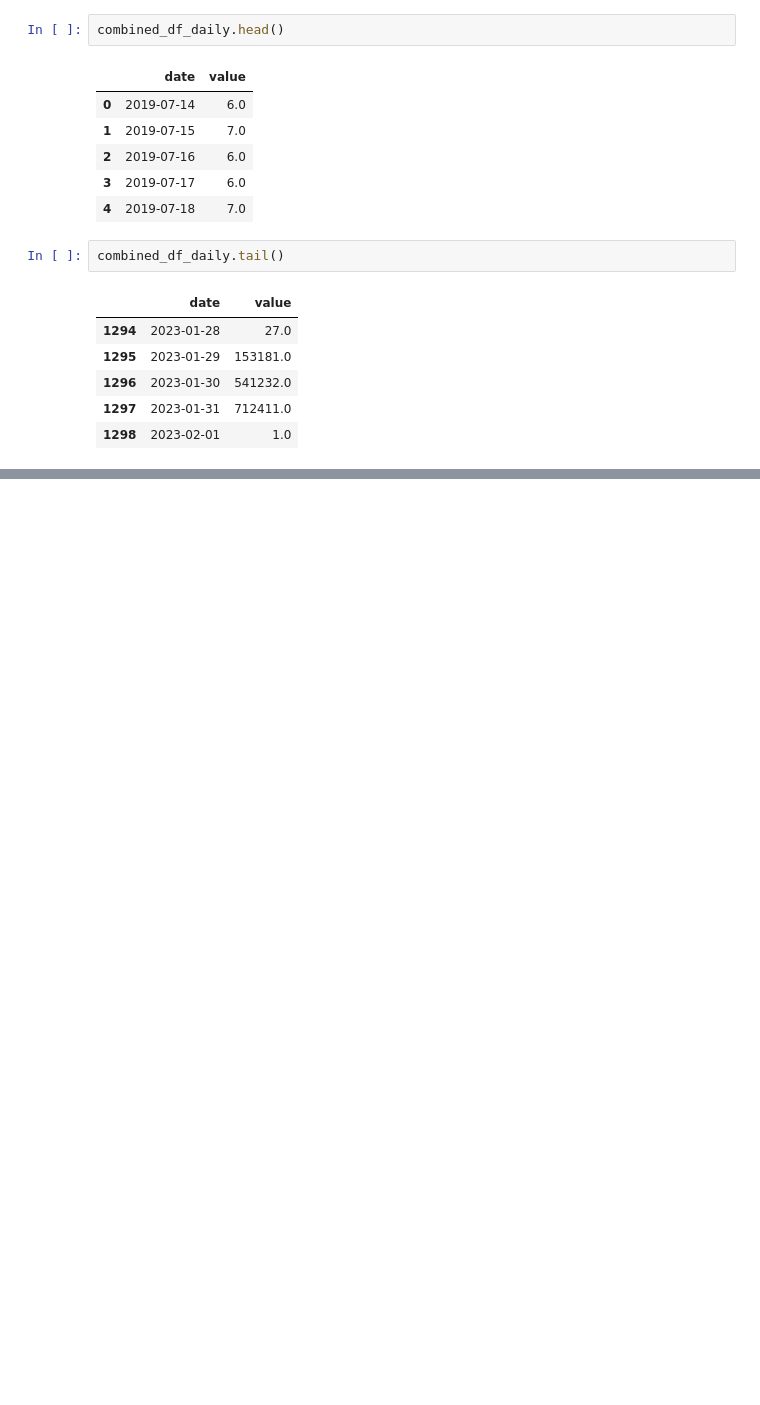
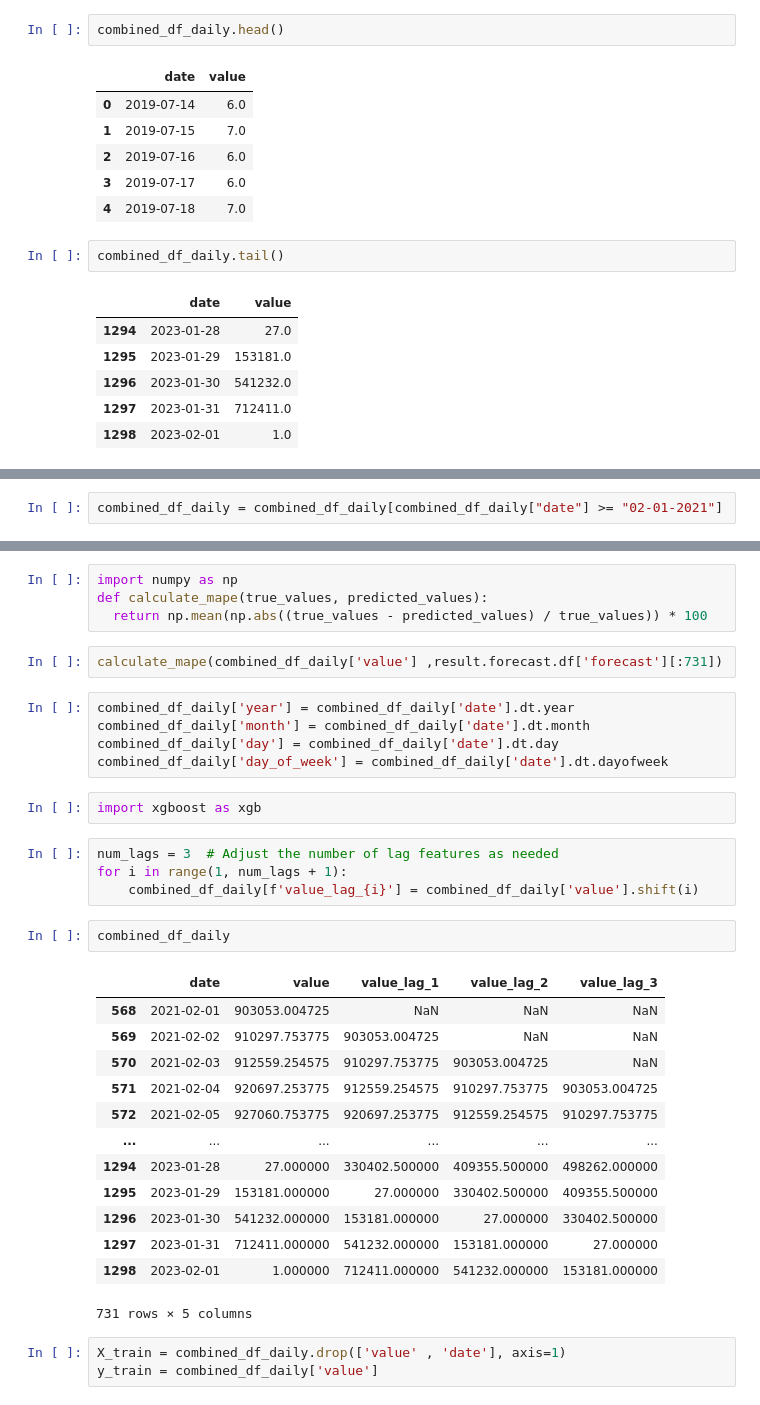
Before and after one commit to mathanamathav/DataGenie-Hackathon-2023-p1, a Jupyter notebook: NoteBooks/Brain_stromming_hack.ipynb, the cells around one changed output, grey strips where cells are left out. Saved outputs shown, nothing was run; the diff lists cells and outputs as text; blank space fills up the shorter version.

```diff
--- a/NoteBooks/Brain_stromming_hack.ipynb
+++ b/NoteBooks/Brain_stromming_hack.ipynb
@@ -325,0 +385,2 @@ combined_df_daily.tail()
+# %%
+combined_df_daily = combined_df_daily[combined_df_daily["date"] >= "02-01-2021"]
@@ -325,0 +467,36 @@ combined_df_daily.tail()
+# %%
+import numpy as np
+def calculate_mape(true_values, predicted_values):
+  return np.mean(np.abs((true_values - predicted_values) / true_values)) * 100
+# %%
+calculate_mape(combined_df_daily['value'] ,result.forecast.df['forecast'][:731])
+# %%
+combined_df_daily['year'] = combined_df_daily['date'].dt.year
+combined_df_daily['month'] = combined_df_daily['date'].dt.month
+combined_df_daily['day'] = combined_df_daily['date'].dt.day
+combined_df_daily['day_of_week'] = combined_df_daily['date'].dt.dayofweek
+# %%
+import xgboost as xgb
+# %%
+num_lags = 3  # Adjust the number of lag features as needed
+for i in range(1, num_lags + 1):
+    combined_df_daily[f'value_lag_{i}'] = combined_df_daily['value'].shift(i)
+# %%
+combined_df_daily
+# %% [output]
+|  | date | value | value_lag_1 | value_lag_2 | value_lag_3 |
+| 568 | 2021-02-01 | 903053.004725 | NaN | NaN | NaN |
+| 569 | 2021-02-02 | 910297.753775 | 903053.004725 | NaN | NaN |
+| 570 | 2021-02-03 | 912559.254575 | 910297.753775 | 903053.004725 | NaN |
+| 571 | 2021-02-04 | 920697.253775 | 912559.254575 | 910297.753775 | 903053.004725 |
+| 572 | 2021-02-05 | 927060.753775 | 920697.253775 | 912559.254575 | 910297.753775 |
+| ... | ... | ... | ... | ... | ... |
+| 1294 | 2023-01-28 | 27.000000 | 330402.500000 | 409355.500000 | 498262.000000 |
+| 1295 | 2023-01-29 | 153181.000000 | 27.000000 | 330402.500000 | 409355.500000 |
+| 1296 | 2023-01-30 | 541232.000000 | 153181.000000 | 27.000000 | 330402.500000 |
+| 1297 | 2023-01-31 | 712411.000000 | 541232.000000 | 153181.000000 | 27.000000 |
+| 1298 | 2023-02-01 | 1.000000 | 712411.000000 | 541232.000000 | 153181.000000 |
+731 rows × 5 columns
+# %%
+X_train = combined_df_daily.drop(['value' , 'date'], axis=1)
+y_train = combined_df_daily['value']
```
Also changed, not shown: parts of 27 cells of this notebook.
